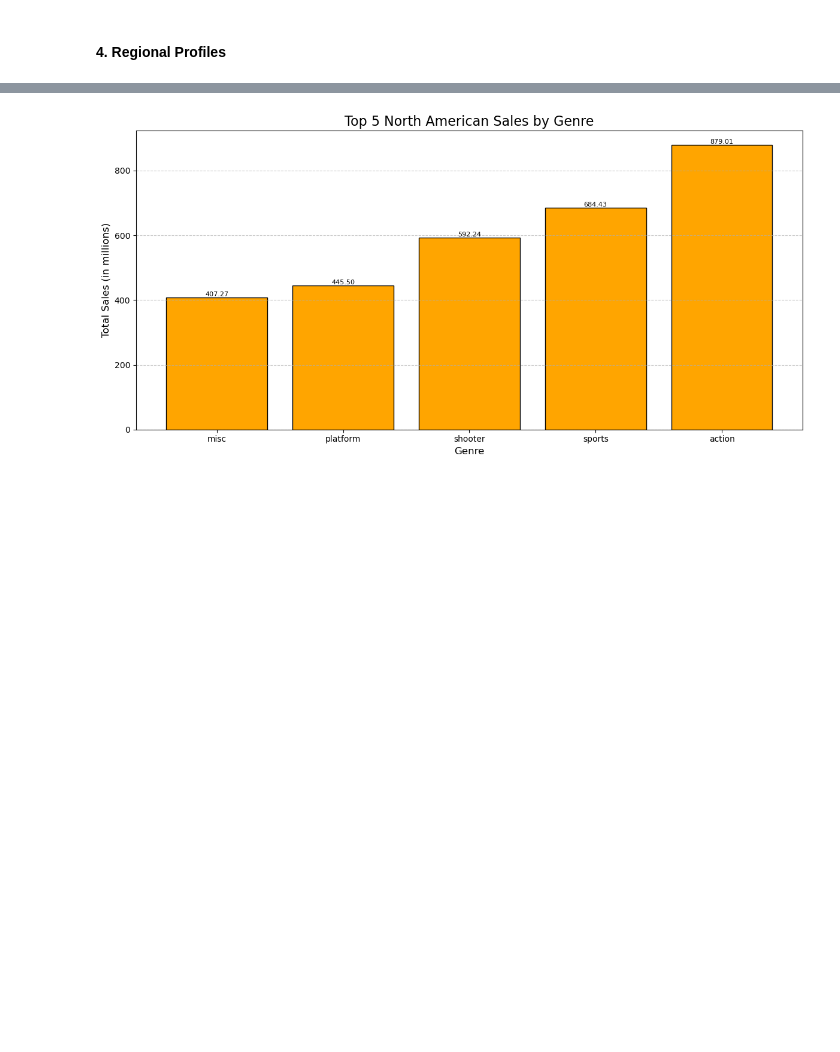
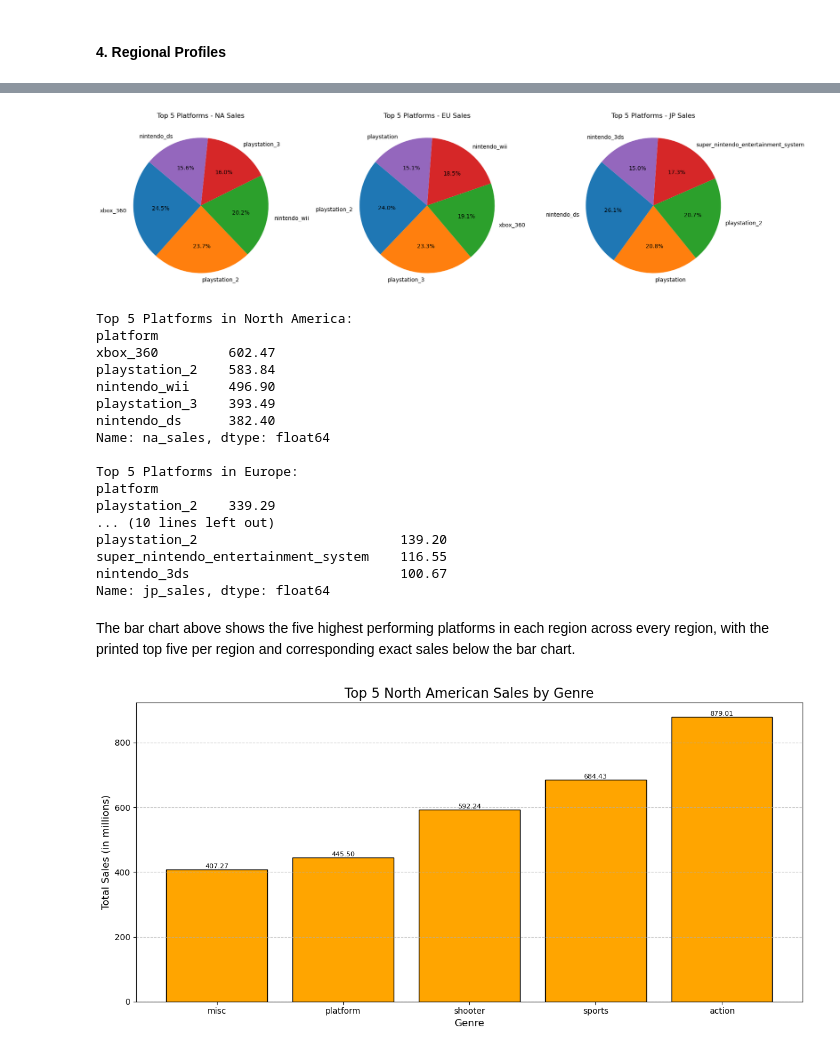
Before and after one commit to DHE42/ice-sales-analysis, a Jupyter notebook: analysis_notebook.ipynb, the cells around one changed output, grey strips where cells are left out. Cells and saved outputs as stored; diff of their text form; code cells hidden in the pictures; blank space fills up the shorter version.

Commit message:
Decided to show market share performance using pie charts.

```diff
--- a/analysis_notebook.ipynb
+++ b/analysis_notebook.ipynb
@@ -1088,3 +1057,57 @@ plt.show()
+# %%
+# Get top 5 platforms in each region
+top_na = games_df.groupby('platform')['na_sales'].sum().nlargest(5)
+top_eu = games_df.groupby('platform')['eu_sales'].sum().nlargest(5)
+top_jp = games_df.groupby('platform')['jp_sales'].sum().nlargest(5)
+
+# Plotting
+fig, axs = plt.subplots(1, 3, figsize=(18, 6))
+
+# NA Pie Chart
+axs[0].pie(top_na.values, labels=top_na.index, autopct='%1.1f%%', startangle=140)
+axs[0].set_title('Top 5 Platforms - NA Sales')
+
+# EU Pie Chart
+axs[1].pie(top_eu.values, labels=top_eu.index, autopct='%1.1f%%', startangle=140)
+axs[1].set_title('Top 5 Platforms - EU Sales')
+
+# JP Pie Chart
+axs[2].pie(top_jp.values, labels=top_jp.index, autopct='%1.1f%%', startangle=140)
+axs[2].set_title('Top 5 Platforms - JP Sales')
+
+plt.tight_layout()
+plt.show()
+
+# Print the top 5 platforms in each region
+print("Top 5 Platforms in North America:")
+print(top_na)
+print()
+print("Top 5 Platforms in Europe:")
+print(top_eu)
+print()
+print("Top 5 Platforms in Japan:")
+print(top_jp)
+# %% [output]
+[figure, added]
+Top 5 Platforms in North America:
+platform
+xbox_360         602.47
+playstation_2    583.84
+nintendo_wii     496.90
+playstation_3    393.49
+nintendo_ds      382.40
+Name: na_sales, dtype: float64
+
+Top 5 Platforms in Europe:
+platform
+playstation_2    339.29
+... (10 lines left out)
+playstation_2                          139.20
+super_nintendo_entertainment_system    116.55
+nintendo_3ds                           100.67
+Name: jp_sales, dtype: float64
+# %% [markdown]
+The bar chart above shows the five highest performing platforms in each region across every region, with the printed top five per region and corresponding exact sales below the bar chart.
 # %%
 # Filter for the top 5 grossing genres (based on NA sales)
 top_5_na_genres = games_df.groupby('genre')['na_sales'].sum().nlargest(5).index
```
Also changed, not shown: parts of 2 cells of this notebook.
